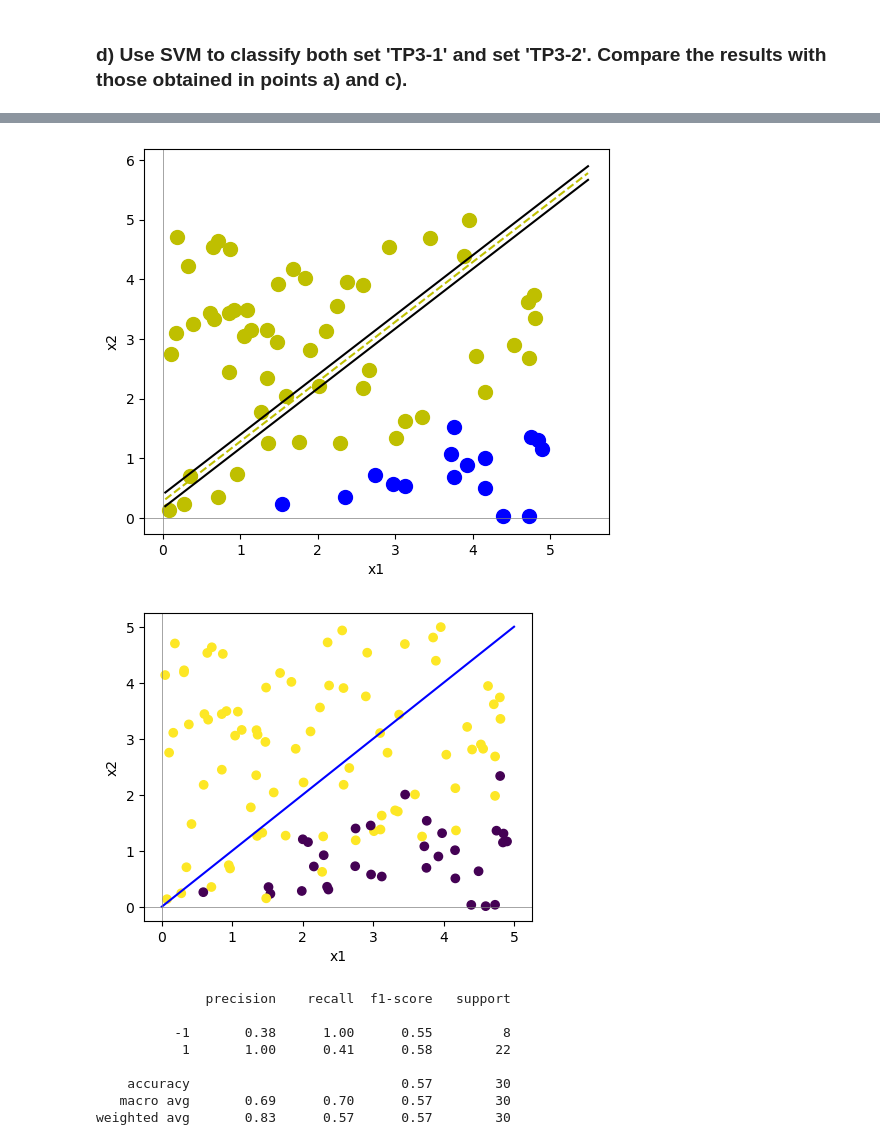
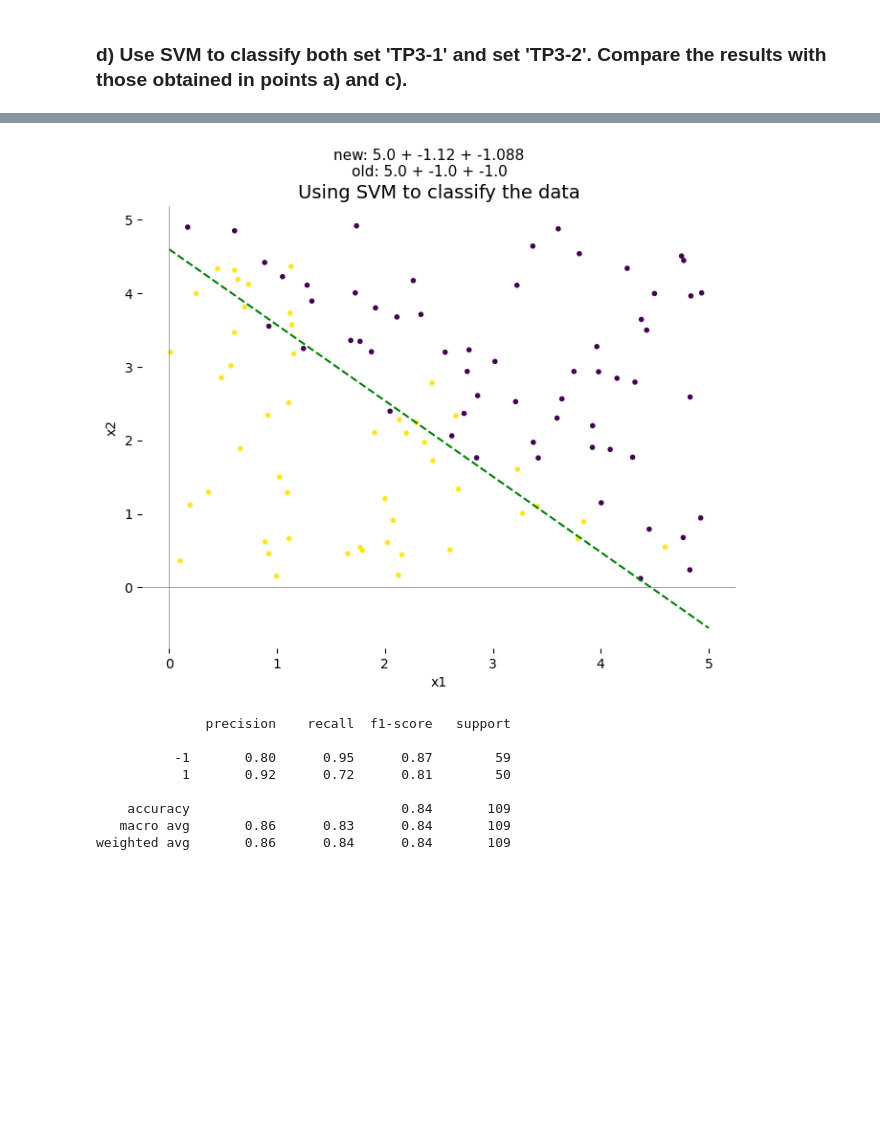
Before and after one commit to papekoja/72.75-ML, a Jupyter notebook: TP3/tp3.2.ipynb, the cells around one changed output, grey strips where cells are left out. Cells and saved outputs as stored; diff of their text form; code cells hidden in the pictures; blank space fills up the shorter version.

```diff
--- a/TP3/tp3.2.ipynb
+++ b/TP3/tp3.2.ipynb
@@ -473,17 +265,57 @@ class SVM:
-# %%
-svm.visualize()
-
-# TODO - The weights are miltiplied by 1e14 for some reason. Above i've fixed it by deviding b by this. I might want to find out why this is.
-plotting(TP3_2, b0=b*(1e-14), b1=w[0], b2=w[1], legend=False)
-report(test_1, w, b)
-# %% [output]
-[figure, removed]
-[figure, removed]
-              precision    recall  f1-score   support
-
-          -1       0.38      1.00      0.55         8
-           1       1.00      0.41      0.58        22
-
-    accuracy                           0.57        30
-   macro avg       0.69      0.70      0.57        30
-weighted avg       0.83      0.57      0.57        30
+# %%
+data = TP3_2
+# %%
+def svm_train(data, learning_rate=0.01, lambda_param=0.01, num_epochs=1000, tolerance=1e-5):
+    # Extract features and labels
+    X = data[['x1', 'x2']].values
+    y = data['y'].values
+
+    # Initialize weights and bias
+    w = np.zeros(X.shape[1])
+    b = 0
+
+    for epoch in range(num_epochs):
+        gradient_w = np.zeros(w.shape)
+        gradient_b = 0
+        cost = 0
+
+        for i in range(len(X)):
+            decision = y[i] * (np.dot(w, X[i]) + b)
+
+            if decision < 1:
+                # Misclassified point
+                gradient_w += (X[i] * y[i])
+                gradient_b += y[i]
+                cost += 1 - decision
+
+        # Regularization term
+        gradient_w -= 2 * lambda_param * w
+
+        # Update weights and bias
+        w = w + learning_rate * gradient_w
+        b = b + learning_rate * gradient_b
+
+        # Check convergence
+        if cost < tolerance:
+            break
+
+    return w, b
+
+
+w, b = svm_train(data, learning_rate=0.01, lambda_param=0.01)
+
+plotting(data, b0=b, b1=w[0], b2=w[1],
+         subtitle=True,
+         title='Using SVM to classify the data')
+
+report(data, w, b)
+# %% [output]
+[figure, added]
+              precision    recall  f1-score   support
+
+          -1       0.80      0.95      0.87        59
+           1       0.92      0.72      0.81        50
+
+    accuracy                           0.84       109
+   macro avg       0.86      0.83      0.84       109
+weighted avg       0.86      0.84      0.84       109
```
Also changed, not shown: parts of 12 cells of this notebook.
